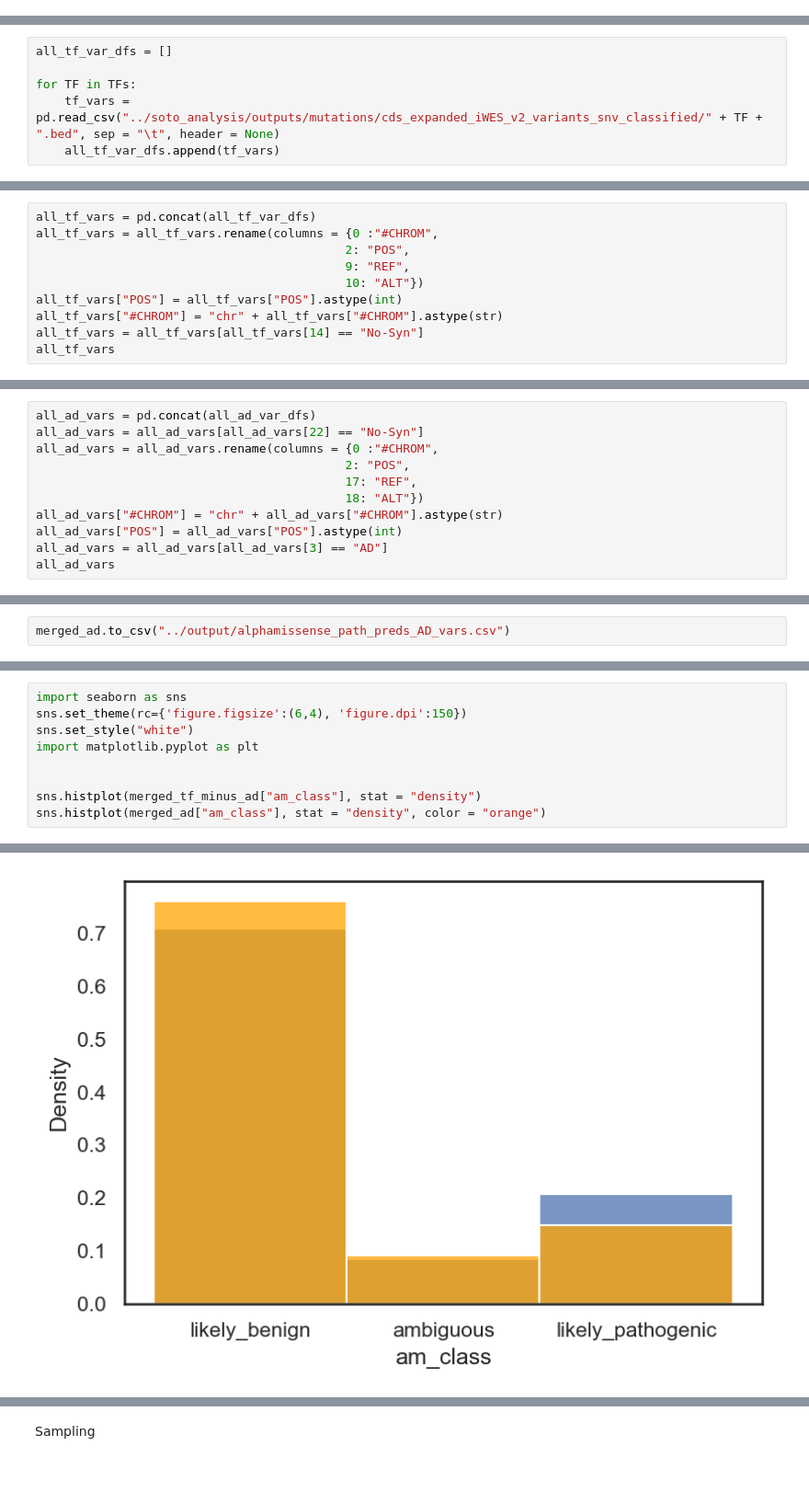
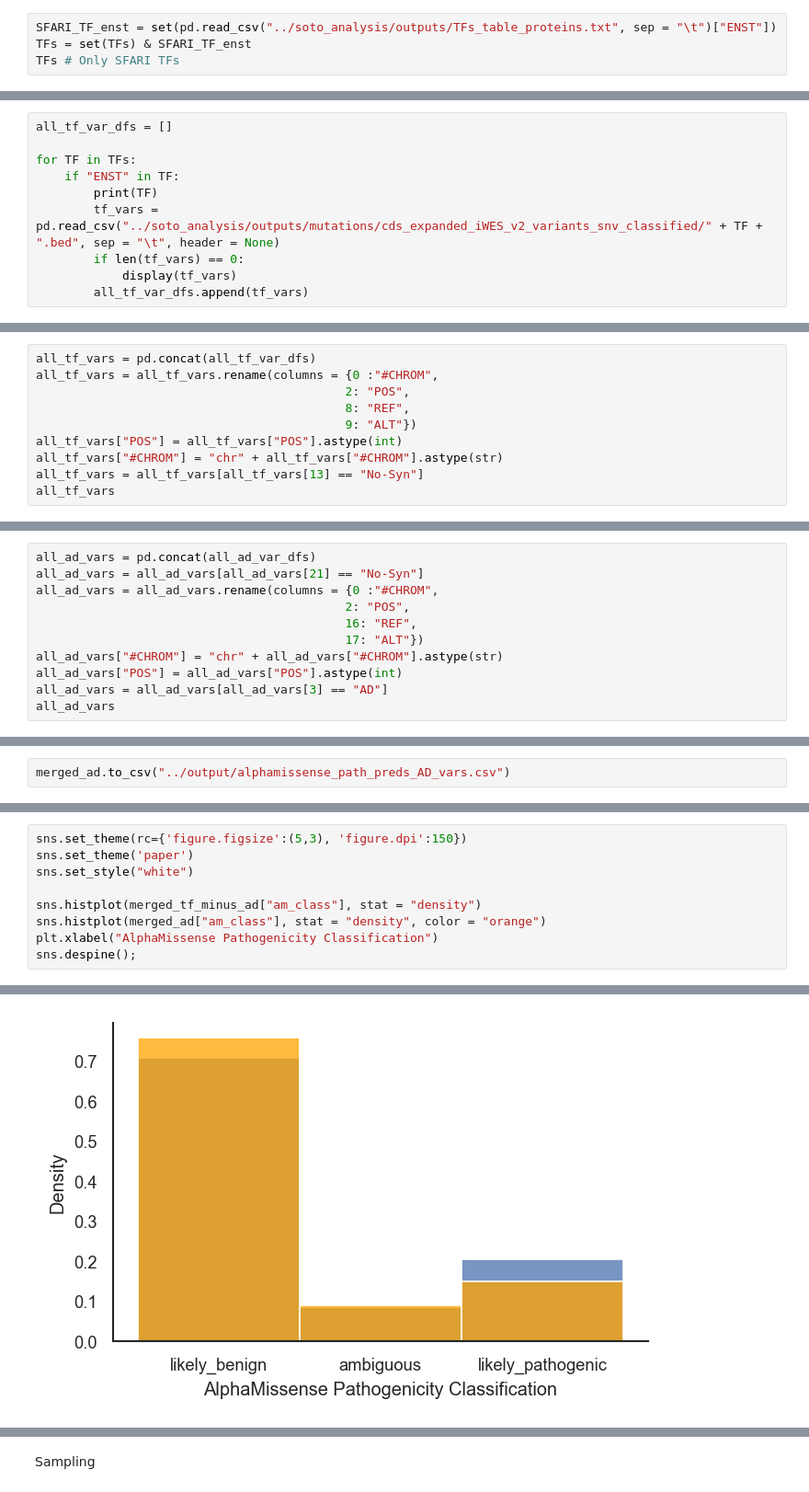
Before and after one commit to sanjanakotha/SFARI, a Jupyter notebook: notebooks/AlphaMissense Pathogenicity Preds - V2.ipynb, the cells around one changed output, grey strips where cells are left out. Shown at 92% size. Cells and saved outputs as stored; diff of their text form.

```diff
--- a/notebooks/AlphaMissense Pathogenicity Preds - V2.ipynb
+++ b/notebooks/AlphaMissense Pathogenicity Preds - V2.ipynb
@@ -32,0 +39,4 @@ TFs
+# %%
+SFARI_TF_enst = set(pd.read_csv("../soto_analysis/outputs/TFs_table_proteins.txt", sep = "\t")["ENST"])
+TFs = set(TFs) & SFARI_TF_enst
+TFs # Only SFARI TFs
@@ -34,5 +62,9 @@ TFs
 all_tf_var_dfs = []
 
 for TF in TFs:
-    tf_vars = pd.read_csv("../soto_analysis/outputs/mutations/cds_expanded_iWES_v2_variants_snv_classified/" + TF + ".bed", sep = "\t", header = None)
-    all_tf_var_dfs.append(tf_vars)
+    if "ENST" in TF:
+        print(TF)
+        tf_vars = pd.read_csv("../soto_analysis/outputs/mutations/cds_expanded_iWES_v2_variants_snv_classified/" + TF + ".bed", sep = "\t", header = None)
+        if len(tf_vars) == 0:
+            display(tf_vars)
+        all_tf_var_dfs.append(tf_vars)
@@ -40,10 +90,10 @@ for TF in TFs:
 all_tf_vars = pd.concat(all_tf_var_dfs)
 all_tf_vars = all_tf_vars.rename(columns = {0 :"#CHROM",
                                            2: "POS",
-                                           9: "REF",
-                                           10: "ALT"})
+                                           8: "REF",
+                                           9: "ALT"})
 all_tf_vars["POS"] = all_tf_vars["POS"].astype(int)
 all_tf_vars["#CHROM"] = "chr" + all_tf_vars["#CHROM"].astype(str)
-all_tf_vars = all_tf_vars[all_tf_vars[14] == "No-Syn"]
+all_tf_vars = all_tf_vars[all_tf_vars[13] == "No-Syn"]
 all_tf_vars
 # %% [output]
@@ -198,11 +248,11 @@ for TF in TFs:
     all_ad_var_dfs.append(ad_vars)
 # %%
 all_ad_vars = pd.concat(all_ad_var_dfs)
-all_ad_vars = all_ad_vars[all_ad_vars[22] == "No-Syn"]
+all_ad_vars = all_ad_vars[all_ad_vars[21] == "No-Syn"]
 all_ad_vars = all_ad_vars.rename(columns = {0 :"#CHROM",
                                            2: "POS",
-                                           17: "REF",
-                                           18: "ALT"})
+                                           16: "REF",
+                                           17: "ALT"})
 all_ad_vars["#CHROM"] = "chr" + all_ad_vars["#CHROM"].astype(str)
 all_ad_vars["POS"] = all_ad_vars["POS"].astype(int)
 all_ad_vars = all_ad_vars[all_ad_vars[3] == "AD"]
@@ -332,10 +383,10 @@ np.float64(0.30533385226540694)
 # %%
-import seaborn as sns
-sns.set_theme(rc={'figure.figsize':(6,4), 'figure.dpi':150})
+sns.set_theme(rc={'figure.figsize':(5,3), 'figure.dpi':150})
+sns.set_theme('paper')
 sns.set_style("white")
-import matplotlib.pyplot as plt
-
 
 sns.histplot(merged_tf_minus_ad["am_class"], stat = "density")
 sns.histplot(merged_ad["am_class"], stat = "density", color = "orange")
+plt.xlabel("AlphaMissense Pathogenicity Classification")
+sns.despine();
 # %% [output]
@@ -343,4 +393,4 @@ sns.histplot(merged_ad["am_class"], stat = "density", color = "orange")
-[figure, old version]
+[figure, new version]
 # %%
 bins = np.arange(0, 1.05, 0.05)
 sns.histplot(merged_tf_minus_ad["am_pathogenicity"], stat = "density", label = "Rest of TF Variants", color = "b", bins = bins, alpha = 0.5)
```
Also changed, not shown: parts of 39 cells of this notebook, 10 other files.
